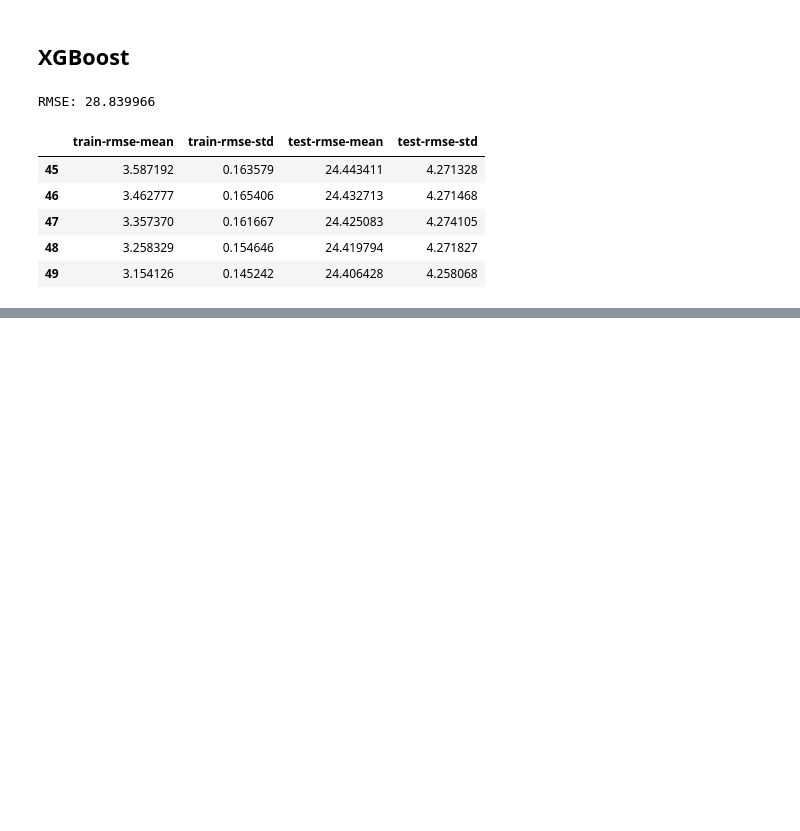
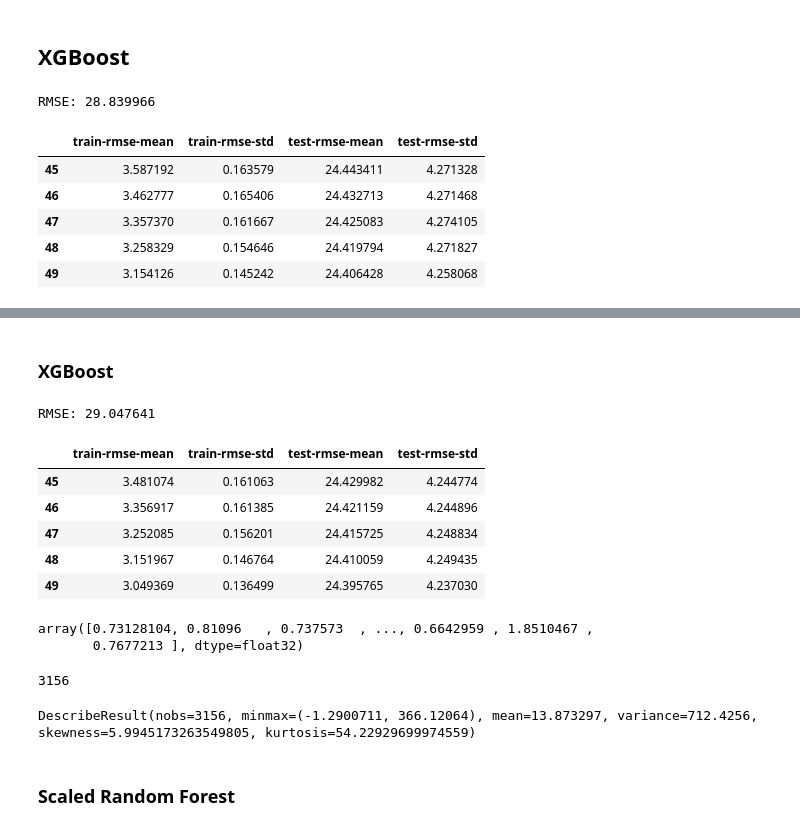
Before and after one commit to herbsh/USAID_Forecast_submit, a Jupyter notebook: 1_code/ensemble.ipynb, the cells around one changed output, grey strips where cells are left out. Drawn from its saved outputs; the diff is of its cells as text; code cells hidden in the pictures; blank space fills up the shorter version.

```diff
--- a/1_code/ensemble.ipynb
+++ b/1_code/ensemble.ipynb
@@ -320,0 +344,2 @@ cv_results.tail()
+# %% [markdown]
+ ### XGBoost
@@ -320,0 +350,31 @@ cv_results.tail()
+# %%
+from sklearn.preprocessing import scale
+Xs = scale(X)
+# %%
+data_dmatrix = xgb.DMatrix(data=Xs,label=y)
+
+xg_reg = xgb.XGBRegressor(objective ='reg:squarederror', colsample_bytree = 0.3, learning_rate = 0.1,
+                max_depth = 30, alpha = 10, n_estimators = 20)
+xg_reg.fit(Xs_train,y_train)
+
+preds = xg_reg.predict(Xs_test)
+
+rmse = np.sqrt(mean_squared_error(y_test, preds))
+print("RMSE: %f" % (rmse))
+# %% [output]
+RMSE: 29.047641
+# %%
+params = {"objective":"reg:squarederror",'colsample_bytree': 0.3,'learning_rate': 0.1,
+                'max_depth': 30, 'alpha': 10}
+
+cv_results = xgb.cv(dtrain=data_dmatrix, params=params, nfold=10,
+                    num_boost_round=50,early_stopping_rounds=10,metrics="rmse", as_pandas=True, seed=123)
+# %%
+cv_results.tail()
+# %% [output]
+|  | train-rmse-mean | train-rmse-std | test-rmse-mean | test-rmse-std |
+| 45 | 3.481074 | 0.161063 | 24.429982 | 4.244774 |
+| 46 | 3.356917 | 0.161385 | 24.421159 | 4.244896 |
+| 47 | 3.252085 | 0.156201 | 24.415725 | 4.248834 |
+| 48 | 3.151967 | 0.146764 | 24.410059 | 4.249435 |
+| 49 | 3.049369 | 0.136499 | 24.395765 | 4.237030 |
@@ -320,0 +383,16 @@ cv_results.tail()
+# %%
+preds
+# %% [output]
+array([0.73128104, 0.81096   , 0.737573  , ..., 0.6642959 , 1.8510467 ,
+       0.7677213 ], dtype=float32)
+# %%
+len(preds)
+# %% [output]
+3156
+# %%
+from scipy import stats
+stats.describe(preds)
+# %% [output]
+DescribeResult(nobs=3156, minmax=(-1.2900711, 366.12064), mean=13.873297, variance=712.4256, skewness=5.9945173263549805, kurtosis=54.22929699974559)
+# %% [markdown]
+### Scaled Random Forest
```
Also changed, not shown: parts of 36 cells of this notebook, 2 other files.
